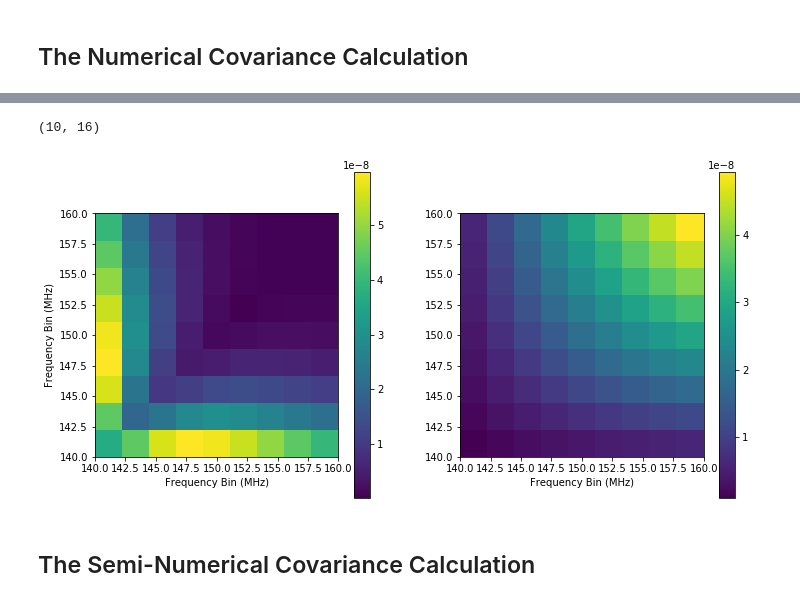
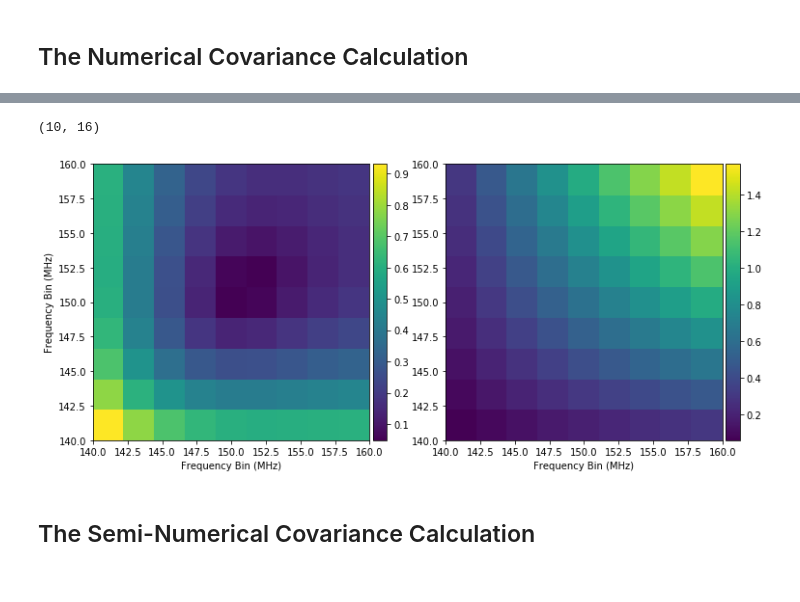
Before and after one commit to ronniyjoseph/Beam-Perturbations, a Jupyter notebook: Beam_Covariance_Analytic.ipynb, the cells around one changed output, grey strips where cells are left out. Saved outputs shown, nothing was run; the diff lists cells and outputs as text; code cells hidden in the pictures.

```diff
--- a/Beam_Covariance_Analytic.ipynb
+++ b/Beam_Covariance_Analytic.ipynb
@@ -178,7 +178,7 @@ def dV(x_spacing, y_spacing, nu, sources):
 
     return visibility_perturbation
 # %%
-sky_param = ['point', 200, 0.99, 0.1]
+sky_param = ['point', 200, 0.5, 0.01]
 # %%
 flux = numpy.array([sky_param[1]])
 frequency_0 = numpy.array([150e6])
@@ -372,28 +357,28 @@ Calculating the covariance matrix for a single baseline over the frequency range
 # %%
 print(visibility_realisations.shape)
 numerical_covariance = numpy.cov(visibility_realisations)
 
 if calculate_covariance:
     %matplotlib inline
     figure = pyplot.figure(figsize = (12,6))
     a_covariance_plot = figure.add_subplot(121)
     analytic_plot = a_covariance_plot.pcolor(frequency_range/1e6, frequency_range/1e6,numpy.abs(analytic_covariance))
     a_covariance_plot.set_xlabel('Frequency Bin (MHz)')
     a_covariance_plot.set_ylabel('Frequency Bin (MHz)')
     a_covariance_plot.set_aspect('equal')
 
 
     n_covariance_plot = figure.add_subplot(122)
     numerical_plot = n_covariance_plot.pcolor(frequency_range/1e6, frequency_range/1e6,numpy.abs(numerical_covariance))
     n_covariance_plot.set_xlabel('Frequency Bin (MHz)')
-    figure.colorbar(analytic_plot, ax = a_covariance_plot)
-    figure.colorbar(numerical_plot, ax = n_covariance_plot)
+    colorbar(analytic_plot)
+    colorbar(numerical_plot)
 
     n_covariance_plot.set_aspect('equal')
     pyplot.show()
 # %% [output]
 (10, 16)
-[figure, old version]
+[figure, new version]
 # %% [markdown]
 ## The Semi-Numerical Covariance Calculation
 # %%
```
Also changed, not shown: parts of 10 cells of this notebook.
